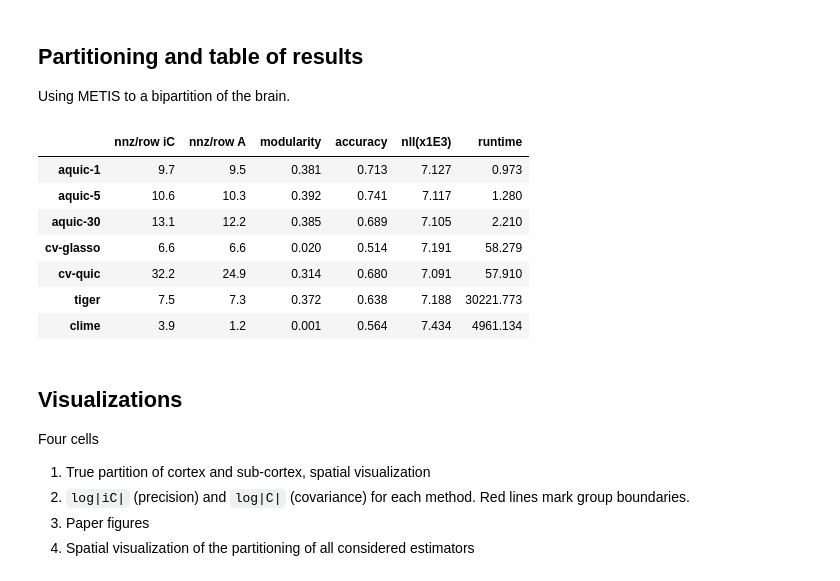
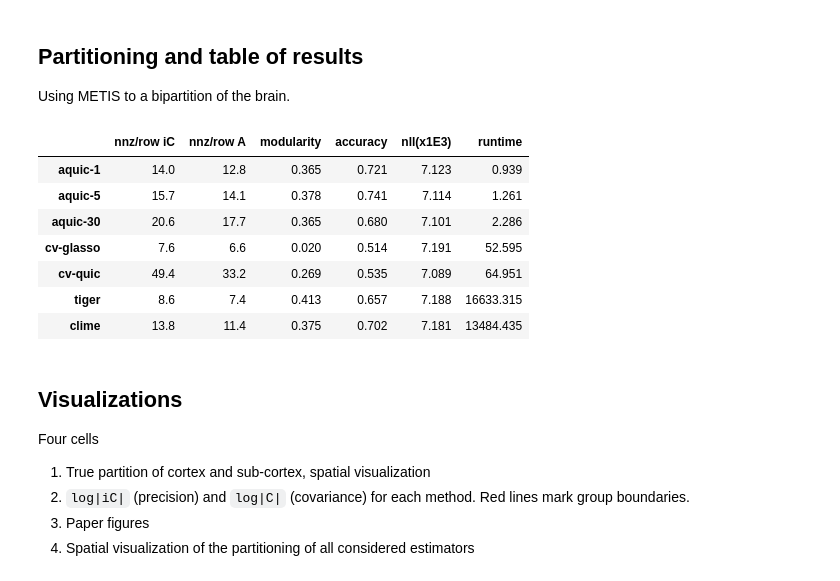
Before and after one commit to aefty/aquic, a Jupyter notebook: test_app_brain.ipynb, the cells around one changed output. Saved outputs shown, nothing was run; the diff lists cells and outputs as text; code cells hidden in the pictures.

```diff
--- a/test_app_brain.ipynb
+++ b/test_app_brain.ipynb
@@ -52,23 +49,26 @@ make_plot = lambda n,m,s=[1,1],sharex=False, sharey=False: plt.subplots(n,m,figs
 # %%
 # load data
 # Label cortical parcels 0 to 360 with 0, and subcortical 360 to 718 with ones
-labels = np.zeros(718, dtype=int)
-labels[360:] = 1
+
+labels_df=pd.read_csv("./data/fMRI/CortexSubcortex_ColeAnticevic_NetPartition_wSubcorGSR_parcels_LR_LabelKey_grouped.csv")
+labels=labels_df["Group"].to_numpy().copy()
+labels[(labels == 0) | (labels == 1)] = 0 # left & right cortex
+labels[labels == 2] = 1 # subcortex
+labels_df['group_map'] = labels
 
 loc = pickle.load(open("./data/fMRI/xyz.pkl", "rb"))["coord"]
 pconn_img = nib.load('./data/fMRI/CortexSubcortex_ColeAnticevic_NetPartition_wSubcorGSR_CovarianceMatrix.pconn.nii') # <- PATH OF MATRIX, load nib package
 S_true = pconn_img.get_fdata().astype(np.float64)
 p = S_true.shape[0]
 print(f"Matrix shape: {S_true.shape}")
-Y = make_samples(cov=S_true, mean=None, n=int(p))
+Y = make_samples(cov=S_true, mean=None, n=int(p),seed=0)
 
 group_names = {
     0: "Cortex",
     1: "Subcortex",
 }
-
 # Color range for plotly
-colors = ['#e41a1c', '#377eb8']
+colors = ['red', 'black']
 # %% [output]
 Matrix shape: (718, 718)
 # %% [markdown]
@@ -134,9 +134,8 @@ from scipy.optimize import linear_sum_assignment
 k                   = len(group_names.keys())
 records             = {}
 all_clabels_matched = {}
-
-clabels_set={}
-A_set={}
+clabels_set         = {}
+A_set               = {}
 
 for m in methods:
 
@@ -147,10 +146,10 @@ for m in methods:
     A = np.abs(np.minimum(iCn, 0.0))
     np.fill_diagonal(A, 0.0)
 
-    A_set[m]=A
+    A_set[m] = A.copy()
 
     G = nx.from_numpy_array(A)
-    _, clabels = metis.part_graph(G, nparts=k, ubvec=[1.01],recursive=False, objtype='cut')
+    _, clabels = metis.part_graph(G, nparts=k, ubvec=[1.05],recursive=False, objtype='cut')
     clabels    = np.asarray(clabels, dtype=int)
 
     clabels_set[m]=clabels
@@ -166,41 +165,41 @@ for m in methods:
     for x in range(k):
         idx                     = np.where(clabels == x)[0] # indices of nodes in community x
         vals                    = labels[idx] # their true group labels
         count_k                 = np.bincount(vals, minlength=k) + np.random.rand() #add random [0,1] so there are not ties
         counts.append(count_k)
 
     # counts_mat[i,j] is the number of correct classification if community "i" was mapped to group "j"
     counts_mat = np.array(counts)
     row_ind, col_ind = linear_sum_assignment(counts_mat, maximize=True)
     comm_to_group={}
     for x in range(k):
         comm_to_group[row_ind[x]] = col_ind[x]
 
     clabels_matched        = np.array([comm_to_group[c] for c in clabels])
     all_clabels_matched[m] = clabels_matched
 
     # overall + per-group accuracy
     accuracy = (clabels_matched == labels).mean()
 
     records[m] = {
-        'nnz/row iC':  round(np.count_nonzero(iCn - np.diag(np.diag(iCn))) / iCn.shape[0], 1),
+        'nnz/row iC':  round(np.count_nonzero(iCn) / iCn.shape[0], 1),
         'nnz/row A':   round(np.count_nonzero(A) / A.shape[0], 1),
         'modularity':  round(modularity_val, 3),
         'accuracy':    round(accuracy, 3),
         'nll(x1E3)':   round(nll[m]/1000, 3),
         'runtime':     round(runtimes[m], 3),
     }
 
 pd.DataFrame(records).T
 # %% [output]
 |  | nnz/row iC | nnz/row A | modularity | accuracy | nll(x1E3) | runtime |
-| aquic-1 | 9.7 | 9.5 | 0.381 | 0.713 | 7.127 | 0.973 |
-| aquic-5 | 10.6 | 10.3 | 0.392 | 0.741 | 7.117 | 1.280 |
-| aquic-30 | 13.1 | 12.2 | 0.385 | 0.689 | 7.105 | 2.210 |
-| cv-glasso | 6.6 | 6.6 | 0.020 | 0.514 | 7.191 | 58.279 |
-| cv-quic | 32.2 | 24.9 | 0.314 | 0.680 | 7.091 | 57.910 |
-| tiger | 7.5 | 7.3 | 0.372 | 0.638 | 7.188 | 30221.773 |
-| clime | 3.9 | 1.2 | 0.001 | 0.564 | 7.434 | 4961.134 |
+| aquic-1 | 14.0 | 12.8 | 0.365 | 0.721 | 7.123 | 0.939 |
+| aquic-5 | 15.7 | 14.1 | 0.378 | 0.741 | 7.114 | 1.261 |
+| aquic-30 | 20.6 | 17.7 | 0.365 | 0.680 | 7.101 | 2.286 |
+| cv-glasso | 7.6 | 6.6 | 0.020 | 0.514 | 7.191 | 52.595 |
+| cv-quic | 49.4 | 33.2 | 0.269 | 0.535 | 7.089 | 64.951 |
+| tiger | 8.6 | 7.4 | 0.413 | 0.657 | 7.188 | 16633.315 |
+| clime | 13.8 | 11.4 | 0.375 | 0.702 | 7.181 | 13484.435 |
 # %% [markdown]
 ## Visualizations
 Four cells
```
Also changed, not shown: parts of 7 cells of this notebook, 30 other files.
